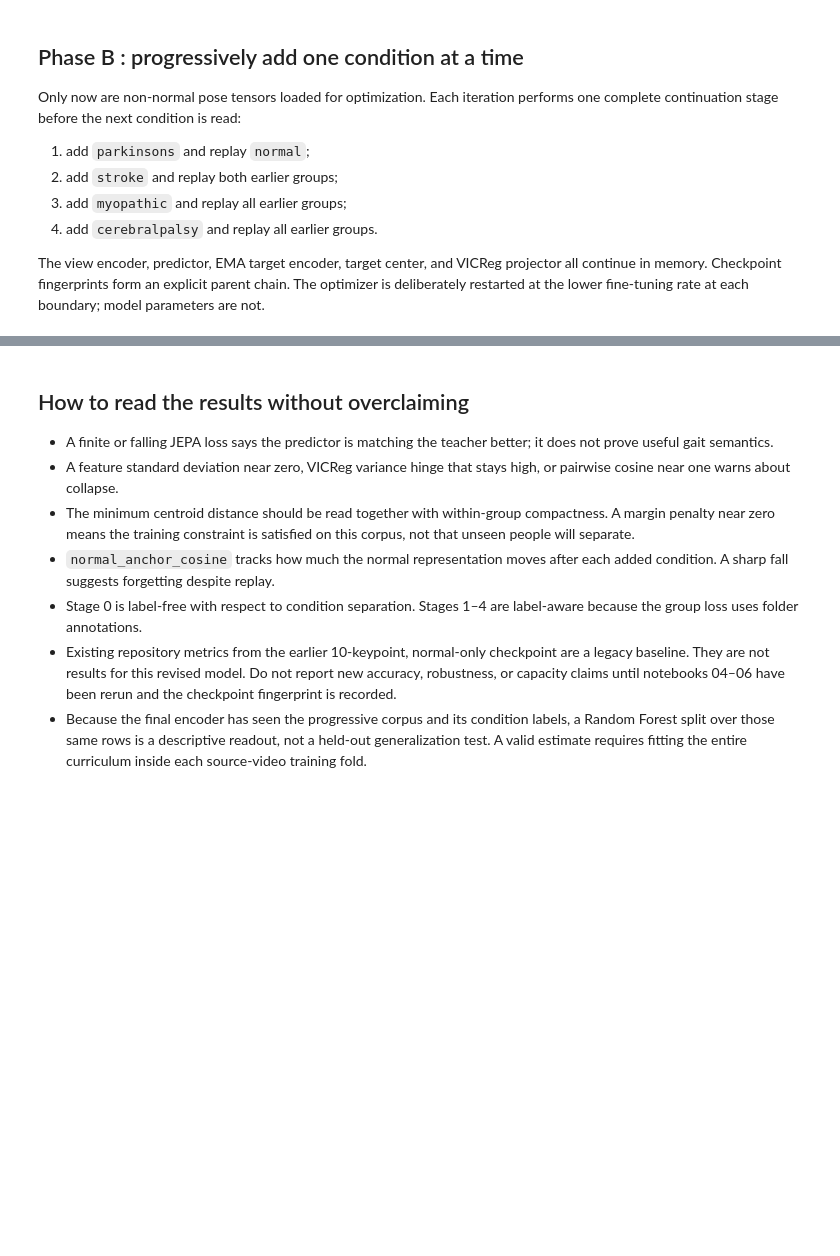
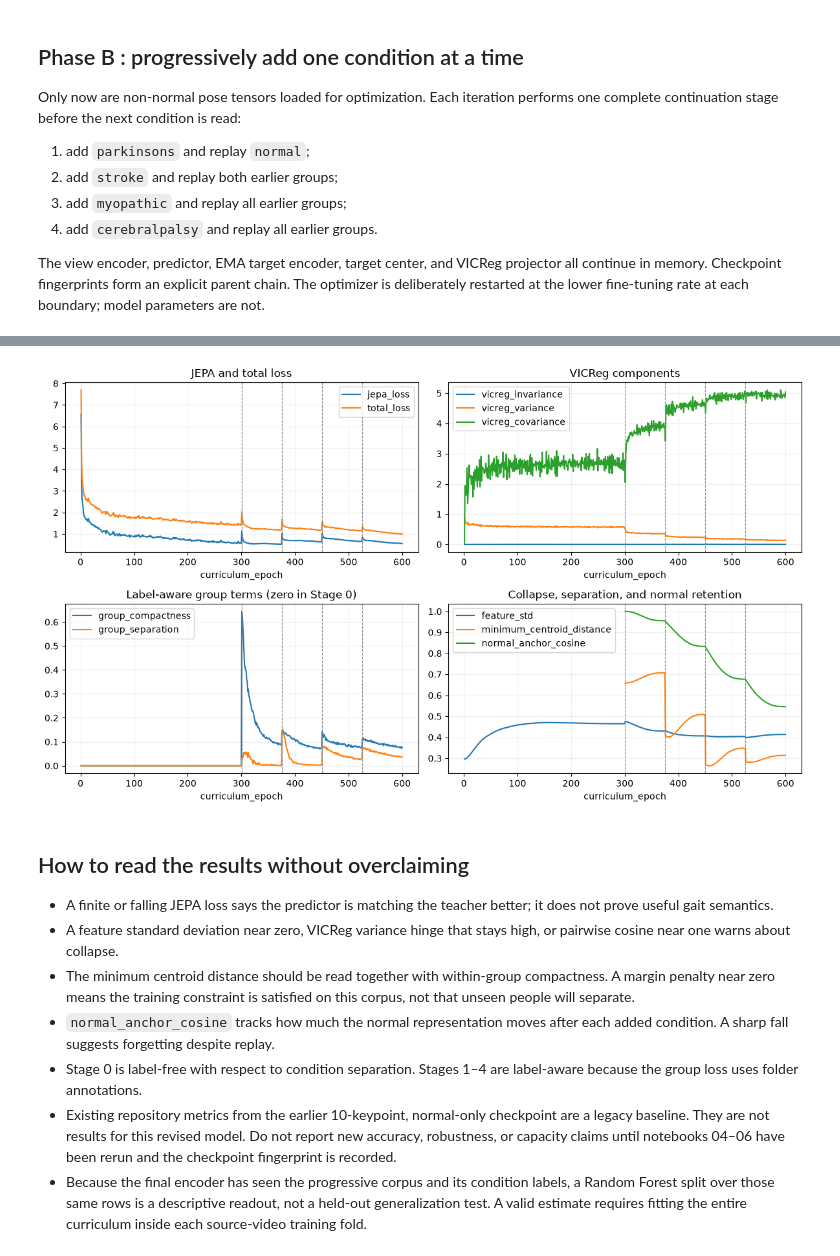
Before and after one commit to brilliantbeaver/alexpose, a Jupyter notebook: experiments/sjepa/gavd5-tm/04_pretrain_sjepa_on_normal.ipynb, the cells around one changed output, grey strips where cells are left out. Saved outputs shown, nothing was run; the diff lists cells and outputs as text; code cells hidden in the pictures; blank space fills up the shorter version.

```diff
--- a/experiments/sjepa/gavd5-tm/04_pretrain_sjepa_on_normal.ipynb
+++ b/experiments/sjepa/gavd5-tm/04_pretrain_sjepa_on_normal.ipynb
@@ -1436,12 +1545,6 @@ Only now are non-normal pose tensors loaded for optimization. Each iteration per
 
 The view encoder, predictor, EMA target encoder, target center, and VICReg projector all continue in memory. Checkpoint fingerprints form an explicit parent chain. The optimizer is deliberately restarted at the lower fine-tuning rate at each boundary; model parameters are not.
 # %%
-EXPECTED_SEQUENCE_COUNTS = {
-    "parkinsons": 9,
-    "stroke": 12,
-    "myopathic": 47,
-    "cerebralpalsy": 16,
-}
 final_checkpoint = None
 for stage in CURRICULUM[1:]:
     condition = stage["add"]
@@ -1452,11 +1555,8 @@ for stage in CURRICULUM[1:]:
         frames=FRAMES,
     )
     assert {record["condition"] for record in records} == {condition}
-    if MODE == "real" and len(records) != EXPECTED_SEQUENCE_COUNTS[condition]:
-        raise ValueError(
-            f"Expected {EXPECTED_SEQUENCE_COUNTS[condition]} {condition} pose files, found {len(records)}. "
-            "Run notebook 02 with GAVD_EXTRACT_POSES=1, GAVD_EXTRACT_CONDITIONS=all, and GAVD_MAX_SEQUENCES=0."
-        )
+    if MODE == "real":
+        assert len(records) == EXPECTED_SEQUENCE_COUNTS[condition]
     prepared_condition = [prepare_sequence(record["sequence"], frames=FRAMES) for record in records]
     condition_xyz = np.stack([item[0] for item in prepared_condition])
     condition_valid = np.stack([item[1] for item in prepared_condition])
@@ -1513,18 +1613,13 @@ assert final_checkpoint is not None and final_checkpoint["curriculum_complete"]
 final_path = save_stage_checkpoint(final_checkpoint, "sjepa_curriculum_final.pt")
 history_df = pd.DataFrame(history_rows)
 stage_summary_df = pd.DataFrame(stage_summaries)
-final_artifact_dir = final_path.parent
-history_df.to_csv(final_artifact_dir / "curriculum_training_history.csv", index=False)
-stage_summary_df.to_csv(final_artifact_dir / "curriculum_stage_summary.csv", index=False)
-write_json(final_artifact_dir / "training_manifest.json", {
-    "final_checkpoint": str(final_path.resolve()),
-    "model_state_sha256": final_checkpoint["model_state_sha256"],
-    "cohort_id": final_checkpoint["cohort_id"],
-    "training_run_id": TRAINING_RUN_ID,
-    "extraction_run_id": EXTRACTION_RUN_ID,
-    "dataset_fingerprint": final_checkpoint["dataset_fingerprint"],
-    "training_regime": "label-aware after Stage 0",
-    "evaluation_scope": "transductive when this encoder is read out on curriculum rows",
-})
+history_df.to_csv(
+    ARTIFACT_DIR / cohort_artifact_name("curriculum_training_history.csv", augmented=bool(aug_records)),
+    index=False,
+)
+stage_summary_df.to_csv(
+    ARTIFACT_DIR / cohort_artifact_name("curriculum_stage_summary.csv", augmented=bool(aug_records)),
+    index=False,
+)
 display(stage_summary_df)
 print("FINAL CURRICULUM CHECKPOINT:", final_path)
@@ -1531,28 +1650,30 @@ print("FINAL CURRICULUM CHECKPOINT:", final_path)
 # %%
 import matplotlib.pyplot as plt
 
 history_df = pd.DataFrame(history_rows).reset_index(drop=True)
 history_df["curriculum_epoch"] = np.arange(1, len(history_df) + 1)
 figure, axes = plt.subplots(2, 2, figsize=(12, 7))
 history_df.plot(x="curriculum_epoch", y=["jepa_loss", "total_loss"], ax=axes[0, 0])
 history_df.plot(x="curriculum_epoch", y=["vicreg_invariance", "vicreg_variance", "vicreg_covariance"], ax=axes[0, 1])
 history_df.plot(x="curriculum_epoch", y=["group_compactness", "group_separation"], ax=axes[1, 0])
 history_df.plot(x="curriculum_epoch", y=["feature_std", "minimum_centroid_distance", "normal_anchor_cosine"], ax=axes[1, 1])
 axes[0, 0].set_title("JEPA and total loss")
 axes[0, 1].set_title("VICReg components")
 axes[1, 0].set_title("Label-aware group terms (zero in Stage 0)")
 axes[1, 1].set_title("Collapse, separation, and normal retention")
 for axis in axes.flat:
     for boundary in history_df.groupby("stage")["curriculum_epoch"].min().iloc[1:]:
         axis.axvline(boundary - 0.5, color="#888888", linestyle="--", linewidth=0.8)
     axis.grid(alpha=0.2)
 figure.tight_layout()
 figure.savefig(
-    final_artifact_dir / "curriculum_training_diagnostics.png",
+    ARTIFACT_DIR / cohort_artifact_name("curriculum_training_diagnostics.png", augmented=bool(aug_records)),
     dpi=180,
     bbox_inches="tight",
 )
 plt.show()
+# %% [output]
+[figure, added]
 # %% [markdown]
 ## How to read the results without overclaiming
 
```
Also changed, not shown: parts of 13 cells of this notebook, 21 other files.
